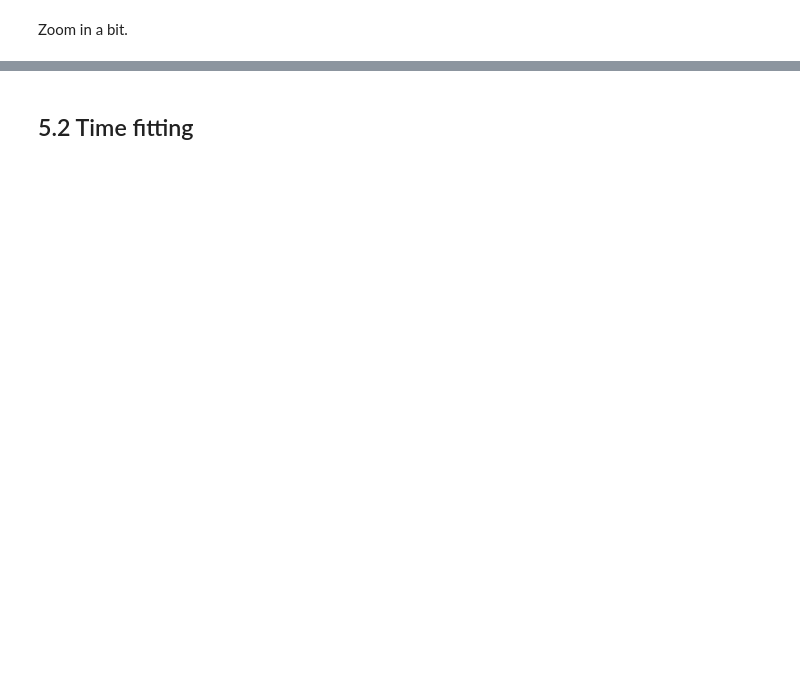
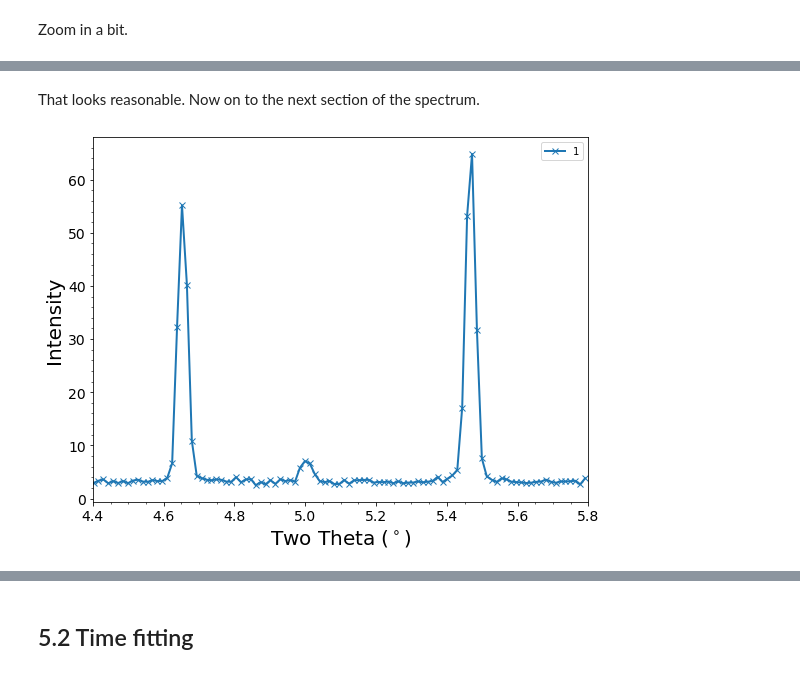
Before and after one commit to LightForm-group/xrdfit, a Jupyter notebook: tutorial notebooks/5 - Working with larger data sets.ipynb, the cells around one changed output, grey strips where cells are left out. Drawn from its saved outputs; the diff is of its cells as text; code cells hidden in the pictures; blank space fills up the shorter version.

```diff
--- a/tutorial notebooks/5 - Working with larger data sets.ipynb
+++ b/tutorial notebooks/5 - Working with larger data sets.ipynb
@@ -55,0 +103,9 @@ Zoom in a bit.
+# %%
+peak_params = [PeakParams('(10-10)', (3.02, 3.27)),
+               PeakParams('(0002),(110),(10-11)',  (3.3, 3.75), [(3.4, 3.44), (3.52, 3.56), (3.57, 3.61)])]
+
+spectral_data.plot_peak_params(peak_params, 1, show_points=True)
+
+spectral_data.fit_peaks(peak_params, 1)
+spectral_data.plot_fit('(10-10)')
+spectral_data.plot_fit('(0002),(110),(10-11)')
@@ -55,0 +117,6 @@ Zoom in a bit.
+# %% [markdown]
+That looks reasonable. Now on to the next section of the spectrum.
+# %%
+spectral_data.plot(1, x_range=(4.4, 5.8), show_points=True)
+# %% [output]
+[figure, added]
```
Also changed, not shown: parts of 23 cells of this notebook.
